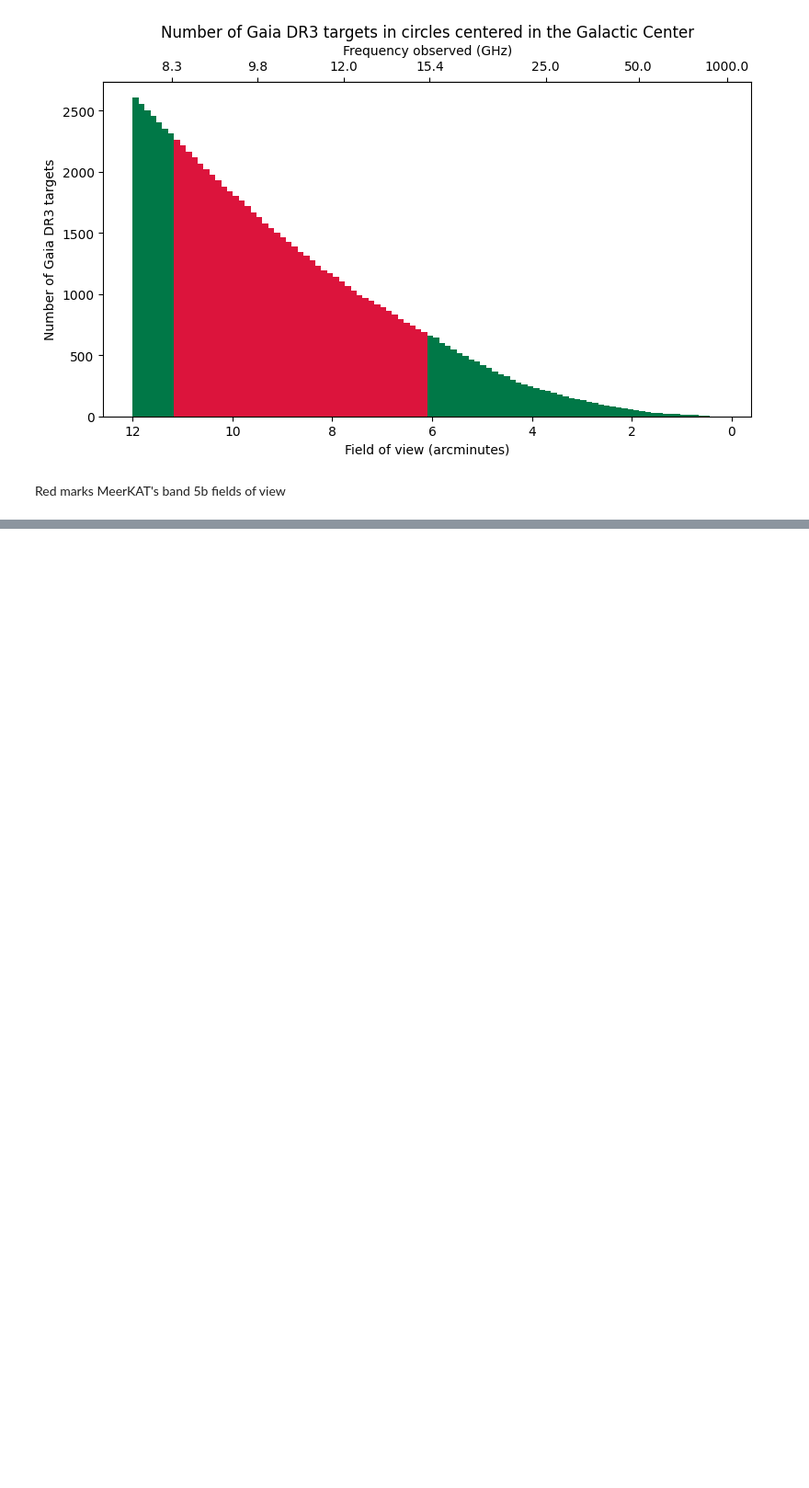
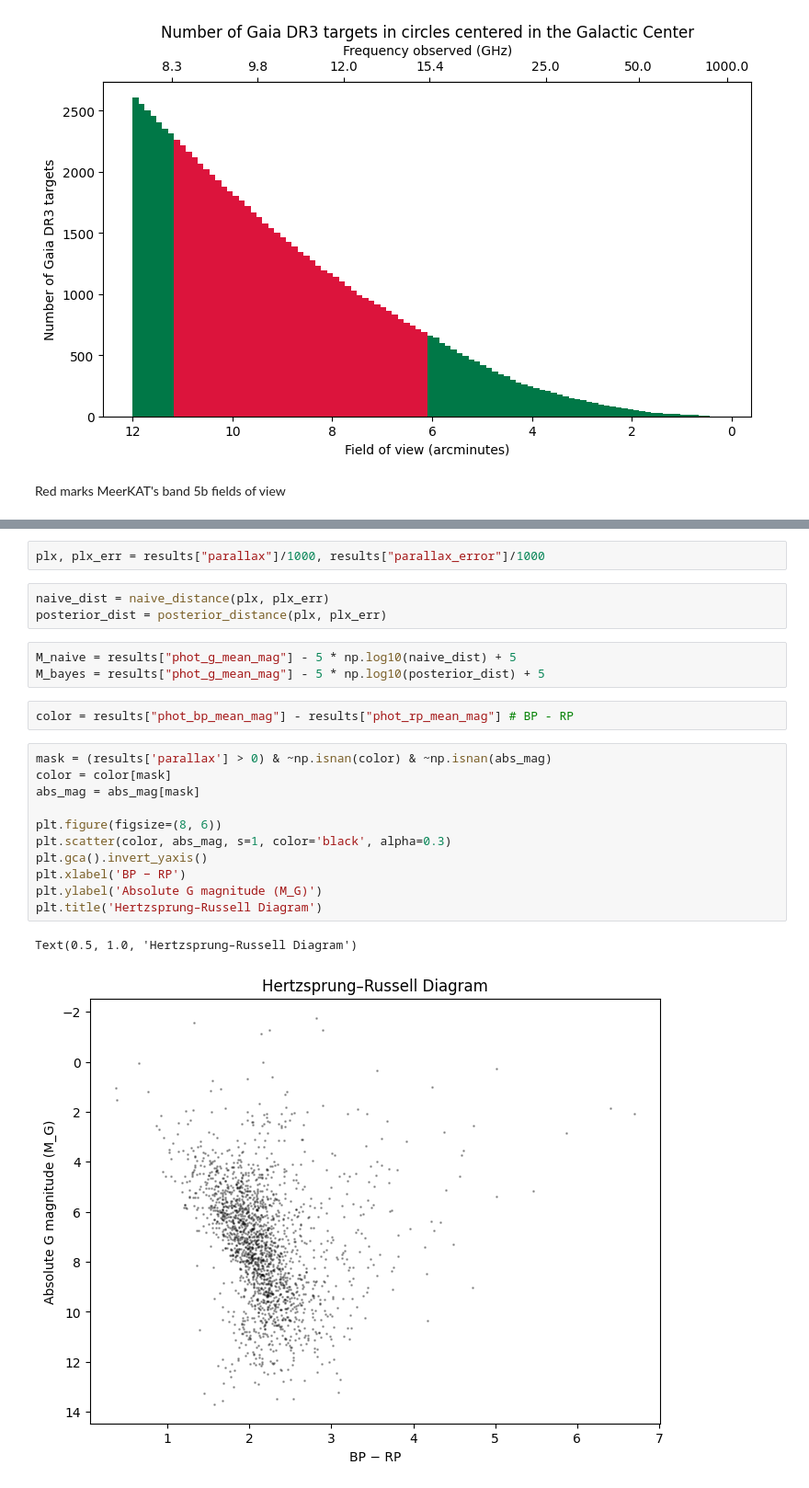
Before and after one commit to Oxke/seti-deliverables, a Jupyter notebook: Gaia targets in GC.ipynb, the cells around one changed output, grey strips where cells are left out. Shown at 92% size. Saved outputs shown, nothing was run; the diff lists cells and outputs as text; blank space fills up the shorter version.

Commit message:
fix and start distance estimates and HR plot

```diff
--- a/Gaia targets in GC.ipynb
+++ b/Gaia targets in GC.ipynb
@@ -116,0 +149,24 @@ Red marks MeerKAT's band 5b fields of view
+# %%
+plx, plx_err = results["parallax"]/1000, results["parallax_error"]/1000
+# %%
+naive_dist = naive_distance(plx, plx_err)
+posterior_dist = posterior_distance(plx, plx_err)
+# %%
+M_naive = results["phot_g_mean_mag"] - 5 * np.log10(naive_dist) + 5
+M_bayes = results["phot_g_mean_mag"] - 5 * np.log10(posterior_dist) + 5
+# %%
+color = results["phot_bp_mean_mag"] - results["phot_rp_mean_mag"] # BP - RP
+# %%
+mask = (results['parallax'] > 0) & ~np.isnan(color) & ~np.isnan(abs_mag)
+color = color[mask]
+abs_mag = abs_mag[mask]
+
+plt.figure(figsize=(8, 6))
+plt.scatter(color, abs_mag, s=1, color='black', alpha=0.3)
+plt.gca().invert_yaxis()
+plt.xlabel('BP − RP')
+plt.ylabel('Absolute G magnitude (M_G)')
+plt.title('Hertzsprung–Russell Diagram')
+# %% [output]
+Text(0.5, 1.0, 'Hertzsprung–Russell Diagram')
+[figure, added]
```
Also changed, not shown: parts of 5 cells of this notebook, 1 other file.
